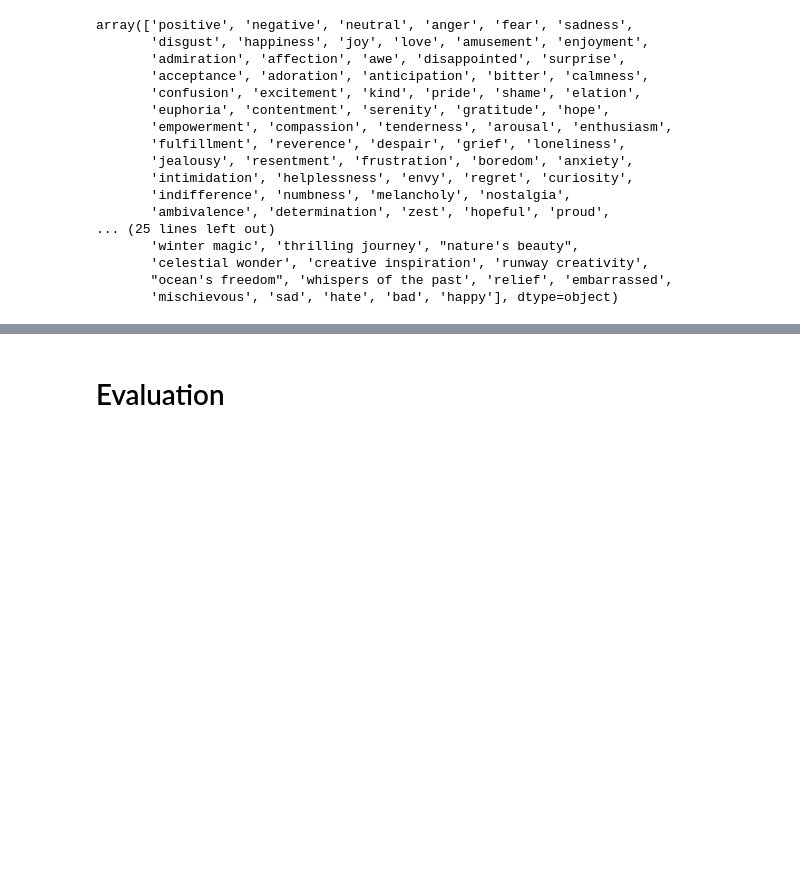
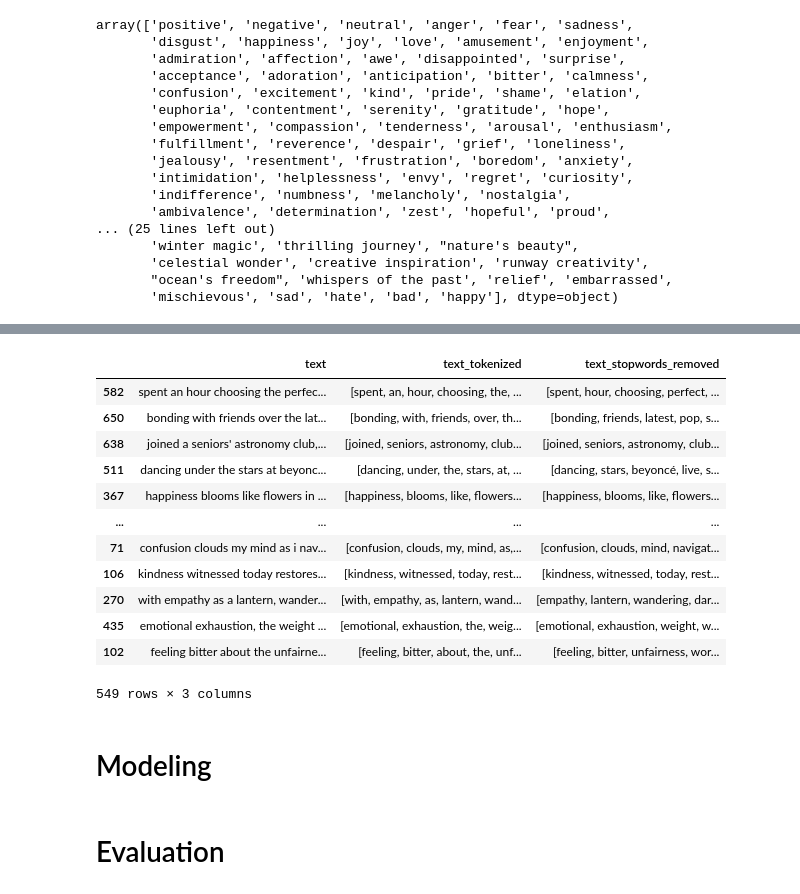
Before and after one commit to JohnNun/socialbuzz_sentiment_nlp, a Jupyter notebook: socialbuzz_notebook.ipynb, the cells around one changed output, grey strips where cells are left out. Drawn from its saved outputs; the diff is of its cells as text; code cells hidden in the pictures; blank space fills up the shorter version.

Commit message:
tokenized and removed stopwords from df

```diff
--- a/socialbuzz_notebook.ipynb
+++ b/socialbuzz_notebook.ipynb
@@ -211,3 +191,6 @@ y = df['sentiment']
 # %%
 # Train test split data
 X_train, X_test, y_train, y_test = train_test_split(X, y, test_size=.25, random_state=42)
+# %%
+# Tokenizing text column
+X_train['text_tokenized'] = X_train['text'].apply(tokenizer.tokenize)
@@ -215,4 +204,13 @@ X_train, X_test, y_train, y_test = train_test_split(X, y, test_size=.25, random_
 # Clearing data of stop words and punctuation
 stopwords_list = stopwords.words('english')
 stopwords_list += list(string.punctuation)
-stopwords_list += ['0', '1', '2', '3', '4', '5', '6', '7', '8', '9']
+# %%
+def remove_stopwords(token_list):
+    """
+    Function to remove stopwords, returns list
+    of tokens where tokens in stopwords_list are removed
+    """
+    remove_stopwords = [token for token in token_list if token not in stopwords_list]
+    return remove_stopwords
+# %%
+X_train['text_stopwords_removed'] = X_train['text_tokenized'].apply(remove_stopwords)
@@ -219,3 +223,21 @@ stopwords_list += ['0', '1', '2', '3', '4', '5', '6', '7', '8', '9']
+# %%
+X_train
+# %% [output]
+|  | text | text_tokenized | text_stopwords_removed |
+| 582 | spent an hour choosing the perfec... | [spent, an, hour, choosing, the, ... | [spent, hour, choosing, perfect, ... |
+| 650 | bonding with friends over the lat... | [bonding, with, friends, over, th... | [bonding, friends, latest, pop, s... |
+| 638 | joined a seniors' astronomy club,... | [joined, seniors, astronomy, club... | [joined, seniors, astronomy, club... |
+| 511 | dancing under the stars at beyonc... | [dancing, under, the, stars, at, ... | [dancing, stars, beyoncé, live, s... |
+| 367 | happiness blooms like flowers in ... | [happiness, blooms, like, flowers... | [happiness, blooms, like, flowers... |
+| ... | ... | ... | ... |
+| 71 | confusion clouds my mind as i nav... | [confusion, clouds, my, mind, as,... | [confusion, clouds, mind, navigat... |
+| 106 | kindness witnessed today restores... | [kindness, witnessed, today, rest... | [kindness, witnessed, today, rest... |
+| 270 | with empathy as a lantern, wander... | [with, empathy, as, lantern, wand... | [empathy, lantern, wandering, dar... |
+| 435 | emotional exhaustion, the weight ... | [emotional, exhaustion, the, weig... | [emotional, exhaustion, weight, w... |
+| 102 | feeling bitter about the unfairne... | [feeling, bitter, about, the, unf... | [feeling, bitter, unfairness, wor... |
+549 rows × 3 columns
+# %% [markdown]
+# Modeling
 # %% [markdown]
 # Evaluation
 # %% [markdown]
```
Also changed, not shown: parts of 11 cells of this notebook.
